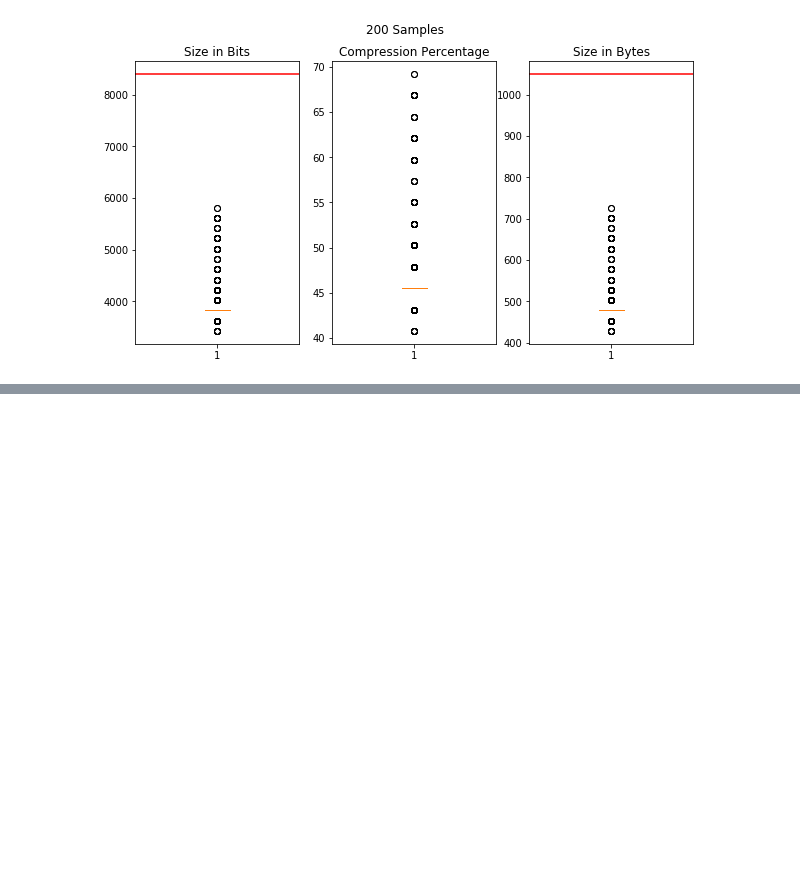
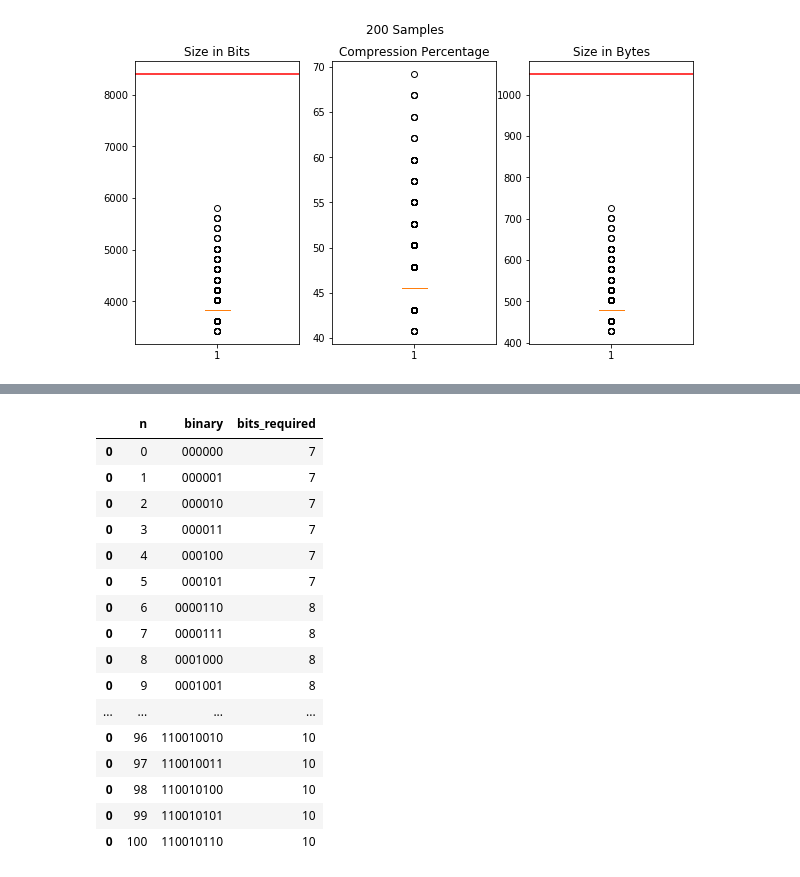
Before and after one commit to parth2480/data_compression, a Jupyter notebook: more_trials.ipynb, the cells around one changed output, grey strips where cells are left out. Cells and saved outputs as stored; diff of their text form; code cells hidden in the pictures; blank space fills up the shorter version.

```diff
--- a/more_trials.ipynb
+++ b/more_trials.ipynb
@@ -1485,0 +1595,20 @@ plt.show()
+# %%
+m39_df
+# %% [output]
+|  | n | binary | bits_required |
+| 0 | 0 | 000000 | 7 |
+| 0 | 1 | 000001 | 7 |
+| 0 | 2 | 000010 | 7 |
+| 0 | 3 | 000011 | 7 |
+| 0 | 4 | 000100 | 7 |
+| 0 | 5 | 000101 | 7 |
+| 0 | 6 | 0000110 | 8 |
+| 0 | 7 | 0000111 | 8 |
+| 0 | 8 | 0001000 | 8 |
+| 0 | 9 | 0001001 | 8 |
+| ... | ... | ... | ... |
+| 0 | 96 | 110010010 | 10 |
+| 0 | 97 | 110010011 | 10 |
+| 0 | 98 | 110010100 | 10 |
+| 0 | 99 | 110010101 | 10 |
+| 0 | 100 | 110010110 | 10 |
```
Also changed, not shown: parts of 18 cells of this notebook.
